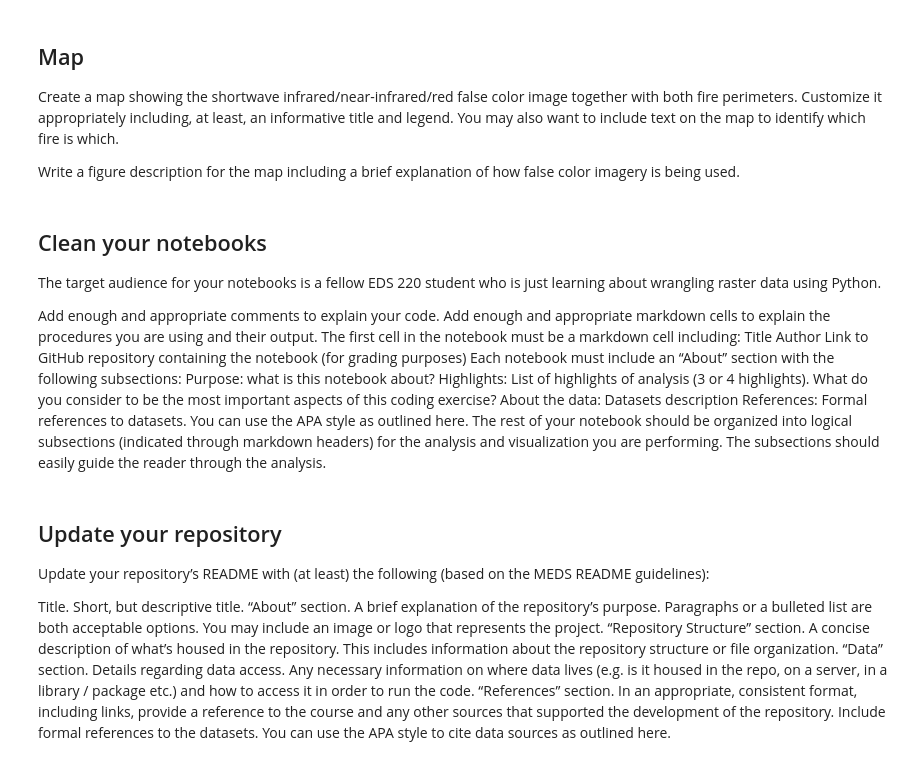
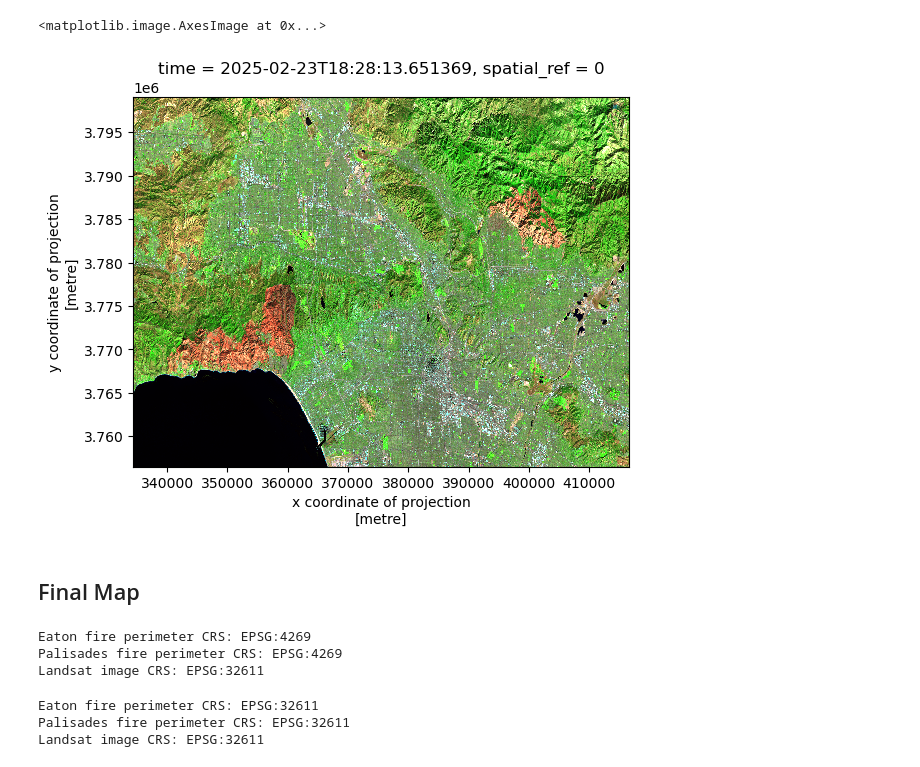
Before and after one commit to olivrwitt/eds220-hwk4, a Jupyter notebook: hwk4-task2-false-color-WITT.ipynb, the cells around one changed output. Drawn from its saved outputs; the diff is of its cells as text; code cells hidden in the pictures.

```diff
--- a/hwk4-task2-false-color-WITT.ipynb
+++ b/hwk4-task2-false-color-WITT.ipynb
@@ -42,30 +232,33 @@ Without creating any new variables, create a false color image by plotting the s
+# %%
+# Plot a false color image by plotting shortwave infrared, near infrared, red in that order
+falsecolor = landsat[['swir22', 'nir08', 'red']].to_dataarray()
+falsecolor.plot.imshow(robust = True)
+# %% [output]
+<matplotlib.image.AxesImage at 0x...>
+[figure, added]
 # %% [markdown]
-##  Map
-Create a map showing the shortwave infrared/near-infrared/red false color image together with both fire perimeters. Customize it appropriately including, at least, an informative title and legend. You may also want to include text on the map to identify which fire is which.
-
-Write a figure description for the map including a brief explanation of how false color imagery is being used.
+##  Final Map
-# %% [markdown]
-## Clean your notebooks
-The target audience for your notebooks is a fellow EDS 220 student who is just learning about wrangling raster data using Python.
-
-Add enough and appropriate comments to explain your code.
-Add enough and appropriate markdown cells to explain the procedures you are using and their output.
-The first cell in the notebook must be a markdown cell including:
-Title
-Author
-Link to GitHub repository containing the notebook (for grading purposes)
-Each notebook must include an “About” section with the following subsections:
-Purpose: what is this notebook about?
-Highlights: List of highlights of analysis (3 or 4 highlights). What do you consider to be the most important aspects of this coding exercise?
-About the data: Datasets description
-References: Formal references to datasets. You can use the APA style as outlined here.
-The rest of your notebook should be organized into logical subsections (indicated through markdown headers) for the analysis and visualization you are performing. The subsections should easily guide the reader through the analysis.
-# %% [markdown]
-## Update your repository
-Update your repository’s README with (at least) the following (based on the MEDS README guidelines):
-
-Title. Short, but descriptive title.
-“About” section. A brief explanation of the repository’s purpose. Paragraphs or a bulleted list are both acceptable options. You may include an image or logo that represents the project.
-“Repository Structure” section. A concise description of what’s housed in the repository. This includes information about the repository structure or file organization.
-“Data” section. Details regarding data access. Any necessary information on where data lives (e.g. is it housed in the repo, on a server, in a library / package etc.) and how to access it in order to run the code.
-“References” section. In an appropriate, consistent format, including links, provide a reference to the course and any other sources that supported the development of the repository. Include formal references to the datasets. You can use the APA style to cite data sources as outlined here.
+# %%
+# Before we make the map, we have to make sure that the fire perimeters and the false color image have the same CRS.
+
+print(f"Eaton fire perimeter CRS: {eaton.crs}")
+print(f"Palisades fire perimeter CRS: {palisades.crs}")
+print(f"Landsat image CRS: {landsat.rio.crs}")
+# %% [output]
+Eaton fire perimeter CRS: EPSG:4269
+Palisades fire perimeter CRS: EPSG:4269
+Landsat image CRS: EPSG:32611
+# %%
+# They do not have the same CRS, so we need to transform
+# We are going to transform the fire perimeters to match the landsat CRS
+eaton = eaton.to_crs("EPSG:32611")
+palisades = palisades.to_crs("EPSG:32611")
+
+# Now, check that all components have the same CRS
+print(f"Eaton fire perimeter CRS: {eaton.crs}")
+print(f"Palisades fire perimeter CRS: {palisades.crs}")
+print(f"Landsat image CRS: {landsat.rio.crs}")
+# %% [output]
+Eaton fire perimeter CRS: EPSG:32611
+Palisades fire perimeter CRS: EPSG:32611
+Landsat image CRS: EPSG:32611
```
Also changed, not shown: parts of 35 cells of this notebook.
